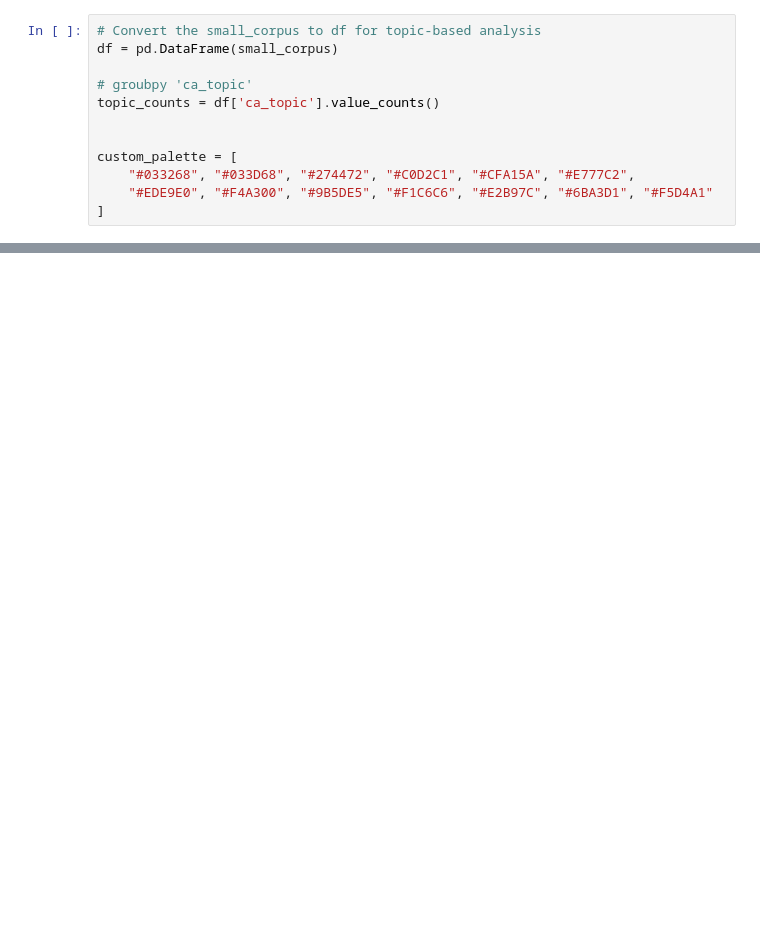
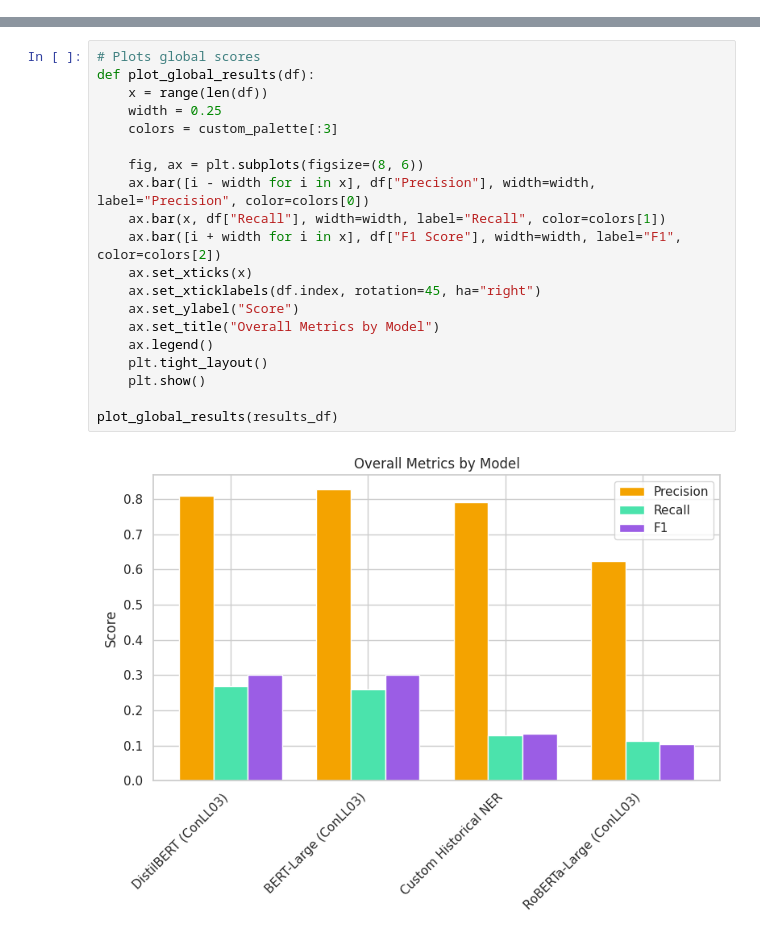
Before and after one commit to VidalTinoco/NewsDejaVuProject, a Jupyter notebook: Custom_NER_model_evaluation_Expanded.ipynb, the cells around one changed output, grey strips where cells are left out. Cells and saved outputs as stored; diff of their text form; blank space fills up the shorter version.

Commit message:
update plots

```diff
--- a/Custom_NER_model_evaluation_Expanded.ipynb
+++ b/Custom_NER_model_evaluation_Expanded.ipynb
@@ -133,12 +235,0 @@ evaluate_model("RoBERTa-Large (CoNLL03)", true_roberta, pred_roberta)
-# %%
-# Convert the small_corpus to df for topic-based analysis
-df = pd.DataFrame(small_corpus)
-
-# groubpy 'ca_topic'
-topic_counts = df['ca_topic'].value_counts()
-
-
-custom_palette = [
-    "#033268", "#033D68", "#274472", "#C0D2C1", "#CFA15A", "#E777C2",
-    "#EDE9E0", "#F4A300", "#9B5DE5", "#F1C6C6", "#E2B97C", "#6BA3D1", "#F5D4A1"
-]
@@ -218,0 +236,22 @@ plt.show()
+# %%
+# Plots global scores
+def plot_global_results(df):
+    x = range(len(df))
+    width = 0.25
+    colors = custom_palette[:3]
+
+    fig, ax = plt.subplots(figsize=(8, 6))
+    ax.bar([i - width for i in x], df["Precision"], width=width, label="Precision", color=colors[0])
+    ax.bar(x, df["Recall"], width=width, label="Recall", color=colors[1])
+    ax.bar([i + width for i in x], df["F1 Score"], width=width, label="F1", color=colors[2])
+    ax.set_xticks(x)
+    ax.set_xticklabels(df.index, rotation=45, ha="right")
+    ax.set_ylabel("Score")
+    ax.set_title("Overall Metrics by Model")
+    ax.legend()
+    plt.tight_layout()
+    plt.show()
+
+plot_global_results(results_df)
+# %% [output]
+[figure, added]
```
Also changed, not shown: parts of 12 cells of this notebook.
